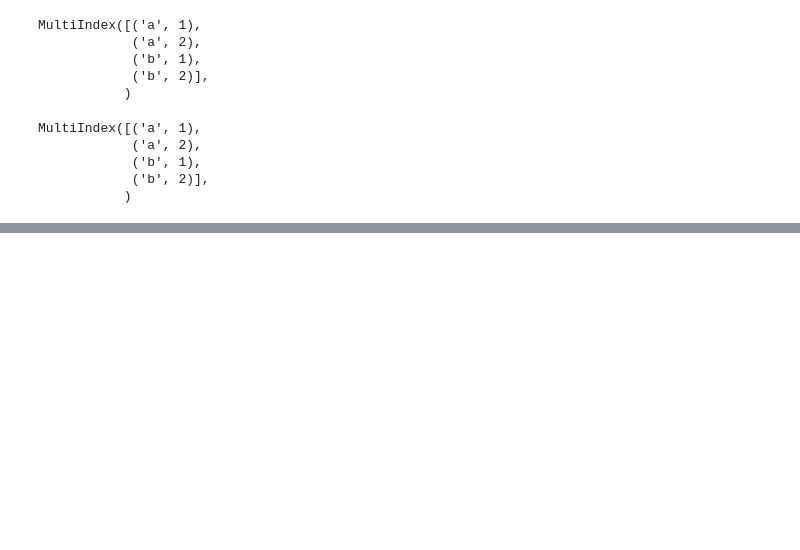
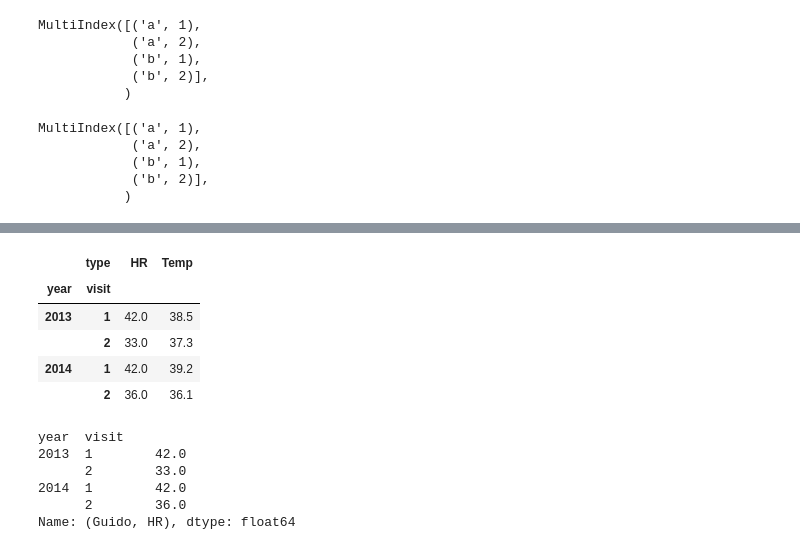
Before and after one commit to jwmathis/SSE591_Project3, a Jupyter notebook: Pandas_Notes.ipynb, the cells around one changed output, grey strips where cells are left out. Drawn from its saved outputs; the diff is of its cells as text; code cells hidden in the pictures; blank space fills up the shorter version.

```diff
--- a/Pandas_Notes.ipynb
+++ b/Pandas_Notes.ipynb
@@ -565,0 +602,18 @@ MultiIndex([('a', 1),
+# %%
+health_data['Guido']
+# %% [output]
+|  | type | HR | Temp |
+| year | visit |  |  |
+| 2013 | 1 | 42.0 | 38.5 |
+|  | 2 | 33.0 | 37.3 |
+| 2014 | 1 | 42.0 | 39.2 |
+|  | 2 | 36.0 | 36.1 |
+# %%
+health_data['Guido', 'HR']
+# %% [output]
+year  visit
+2013  1        42.0
+      2        33.0
+2014  1        42.0
+      2        36.0
+Name: (Guido, HR), dtype: float64
```
Also changed, not shown: parts of 12 cells of this notebook.
